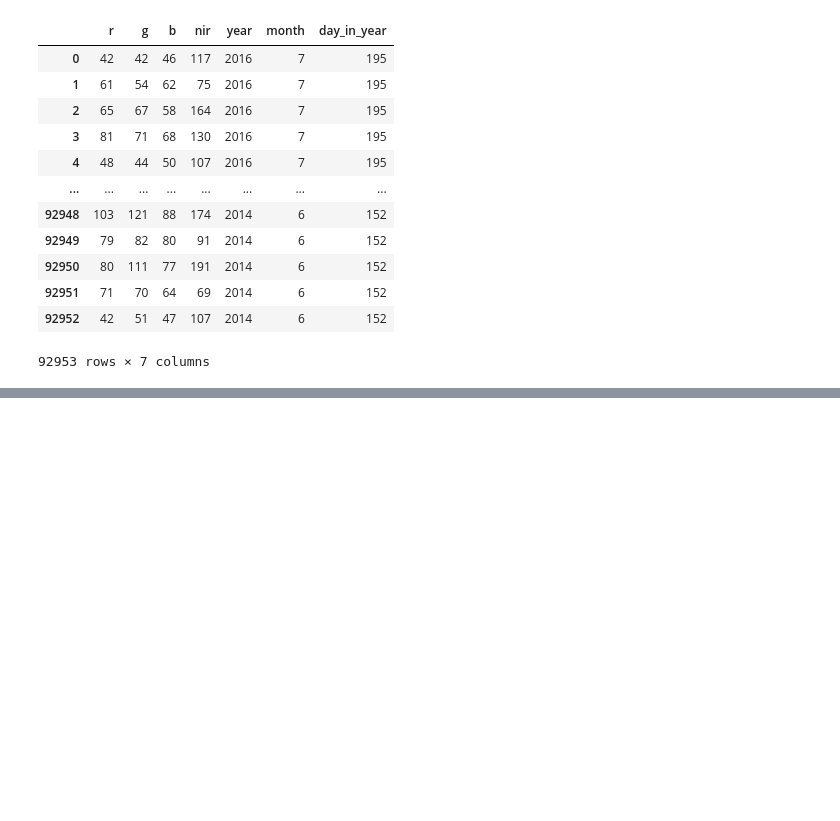
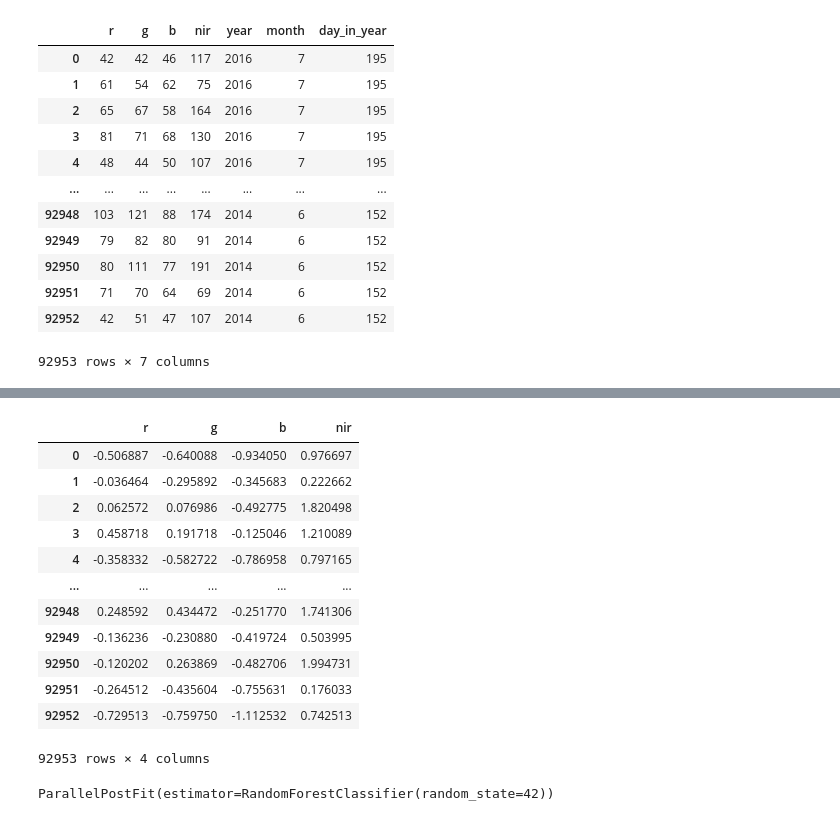
Before and after one commit to NCEAS/msai4earth-esa, a Jupyter notebook: iceplant_detection/normalize_data.ipynb, the cells around one changed output, grey strips where cells are left out. Drawn from its saved outputs; the diff is of its cells as text; code cells hidden in the pictures; blank space fills up the shorter version.

```diff
--- a/iceplant_detection/normalize_data.ipynb
+++ b/iceplant_detection/normalize_data.ipynb
@@ -131,4 +131,22 @@ X_train
 | 92952 | -0.729513 | -0.759750 | -1.112532 | 0.742513 | 2014 | 6 | 152 |
 92953 rows × 7 columns
 # %%
-X_train['ndvi']= (X_train['nir']-X_train['r'])/(X_train['nir']-X_train['r'])
+# X_train['ndvi']= (X_train['nir']-X_train['r'])/(X_train['nir']-X_train['r'])
+# X_train = X_train.drop('ndvi',axis=1)
+# %%
+X_train = X_train.loc[:,'r':'nir']
+X_train
+# %% [output]
+|  | r | g | b | nir |
+| 0 | -0.506887 | -0.640088 | -0.934050 | 0.976697 |
+| 1 | -0.036464 | -0.295892 | -0.345683 | 0.222662 |
+| 2 | 0.062572 | 0.076986 | -0.492775 | 1.820498 |
+| 3 | 0.458718 | 0.191718 | -0.125046 | 1.210089 |
+| 4 | -0.358332 | -0.582722 | -0.786958 | 0.797165 |
+| ... | ... | ... | ... | ... |
+| 92948 | 0.248592 | 0.434472 | -0.251770 | 1.741306 |
+| 92949 | -0.136236 | -0.230880 | -0.419724 | 0.503995 |
+| 92950 | -0.120202 | 0.263869 | -0.482706 | 1.994731 |
+| 92951 | -0.264512 | -0.435604 | -0.755631 | 0.176033 |
+| 92952 | -0.729513 | -0.759750 | -1.112532 | 0.742513 |
+92953 rows × 4 columns
@@ -134,0 +161,6 @@ X_train['ndvi']= (X_train['nir']-X_train['r'])/(X_train['nir']-X_train['r'])
+# %%
+rfc = ParallelPostFit(RandomForestClassifier(n_estimators = 100,
+                                             random_state = 42))
+rfc.fit(X_train, y_train)
+# %% [output]
+ParallelPostFit(estimator=RandomForestClassifier(random_state=42))
```
Also changed, not shown: parts of 15 cells of this notebook.
